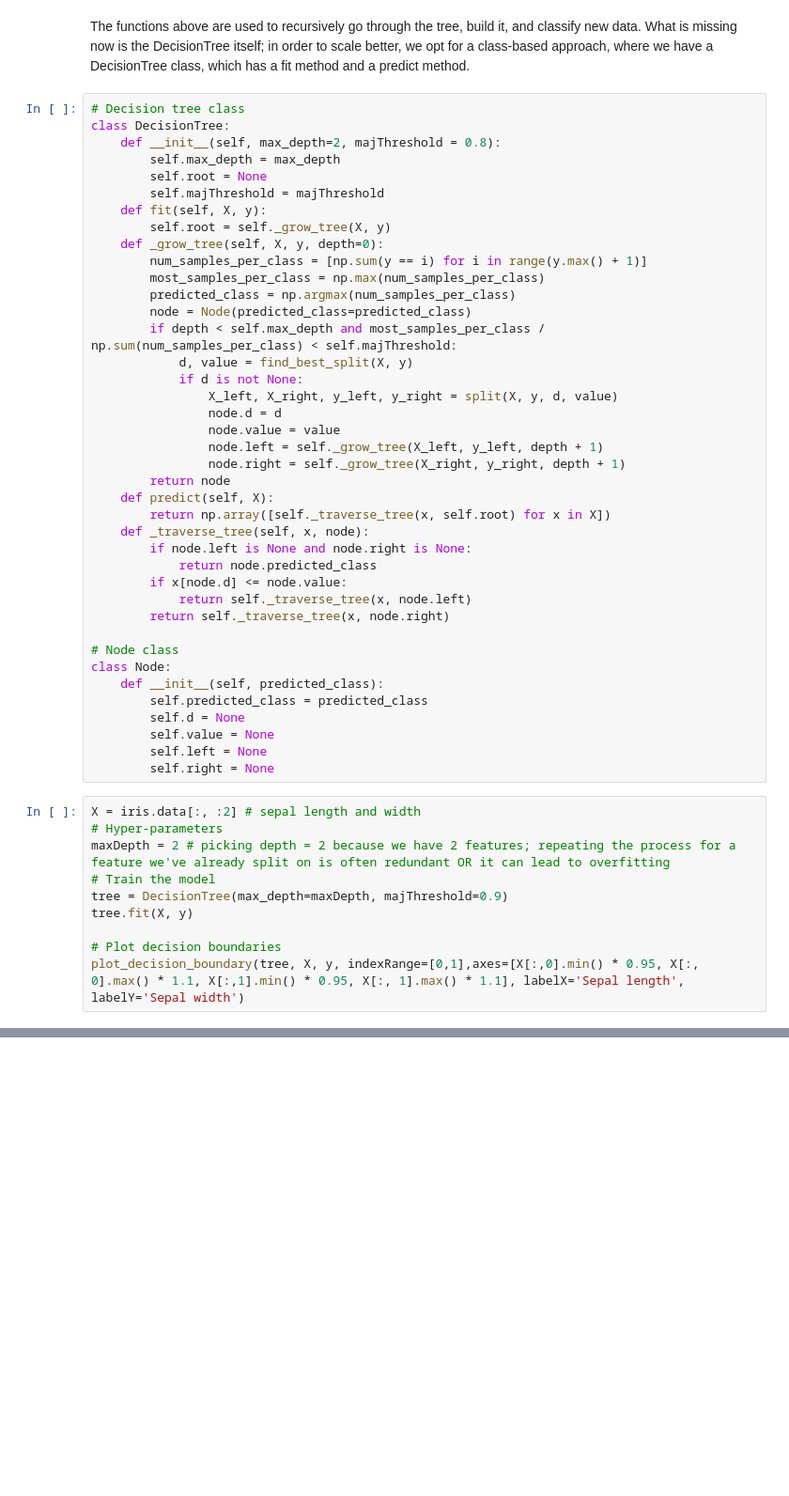
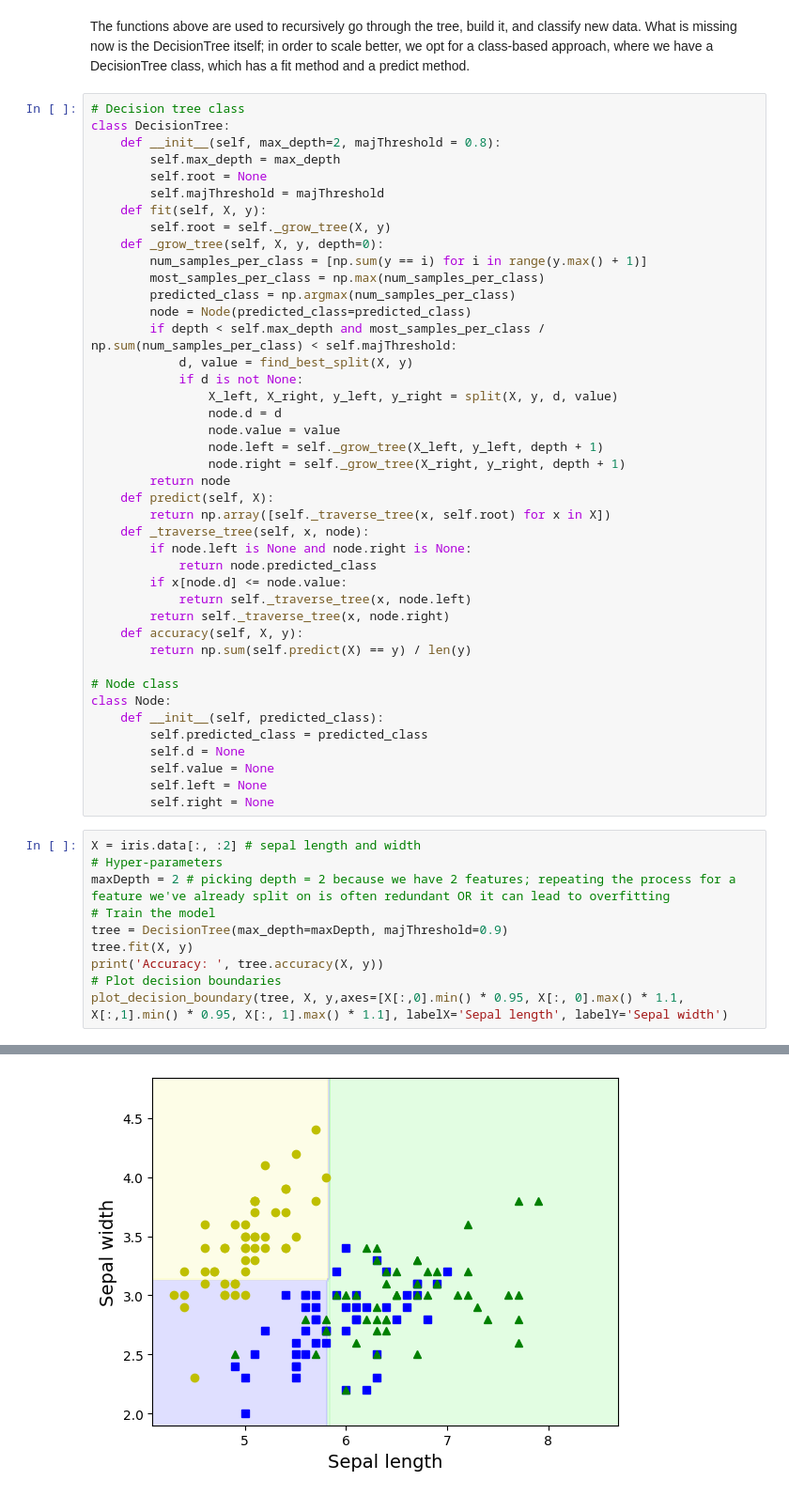
Before and after one commit to DeepSmeag/commonMLalgorithms, a Jupyter notebook: supervisedLearning/decisionTrees.ipynb, the cells around one changed output, grey strips where cells are left out. Shown at 94% size. Drawn from its saved outputs; the diff is of its cells as text; blank space fills up the shorter version.

```diff
--- a/supervisedLearning/decisionTrees.ipynb
+++ b/supervisedLearning/decisionTrees.ipynb
@@ -264,6 +263,8 @@ class DecisionTree:
         if x[node.d] <= node.value:
             return self._traverse_tree(x, node.left)
         return self._traverse_tree(x, node.right)
+    def accuracy(self, X, y):
+        return np.sum(self.predict(X) == y) / len(y)
 
 # Node class
 class Node:
@@ -280,7 +281,7 @@ maxDepth = 2 # picking depth = 2 because we have 2 features; repeating the proce
 # Train the model
 tree = DecisionTree(max_depth=maxDepth, majThreshold=0.9)
 tree.fit(X, y)
-
+print('Accuracy: ', tree.accuracy(X, y))
 # Plot decision boundaries
-plot_decision_boundary(tree, X, y, indexRange=[0,1],axes=[X[:,0].min() * 0.95, X[:, 0].max() * 1.1, X[:,1].min() * 0.95, X[:, 1].max() * 1.1], labelX='Sepal length', labelY='Sepal width')
+plot_decision_boundary(tree, X, y,axes=[X[:,0].min() * 0.95, X[:, 0].max() * 1.1, X[:,1].min() * 0.95, X[:, 1].max() * 1.1], labelX='Sepal length', labelY='Sepal width')
 # %% [output]
@@ -288,3 +289,4 @@ IndexError: list index out of range
+[figure, added]
 # %% [markdown]
 Now that we visualize the data, we see that it is really hard to separate datapoints between classes. We want to improve this result. But first, let's go through the code.
 
```
Also changed, not shown: parts of 8 cells of this notebook.
